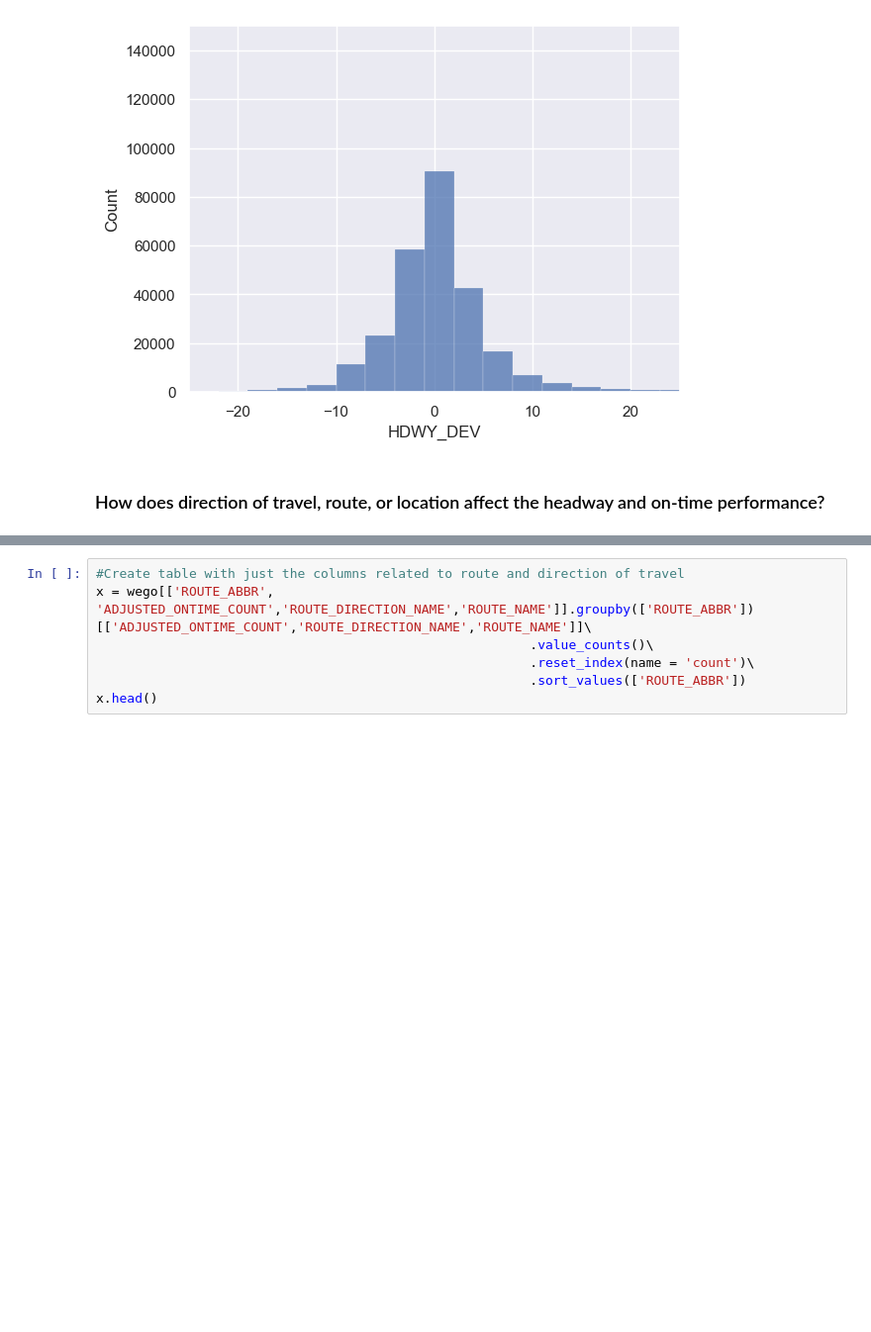
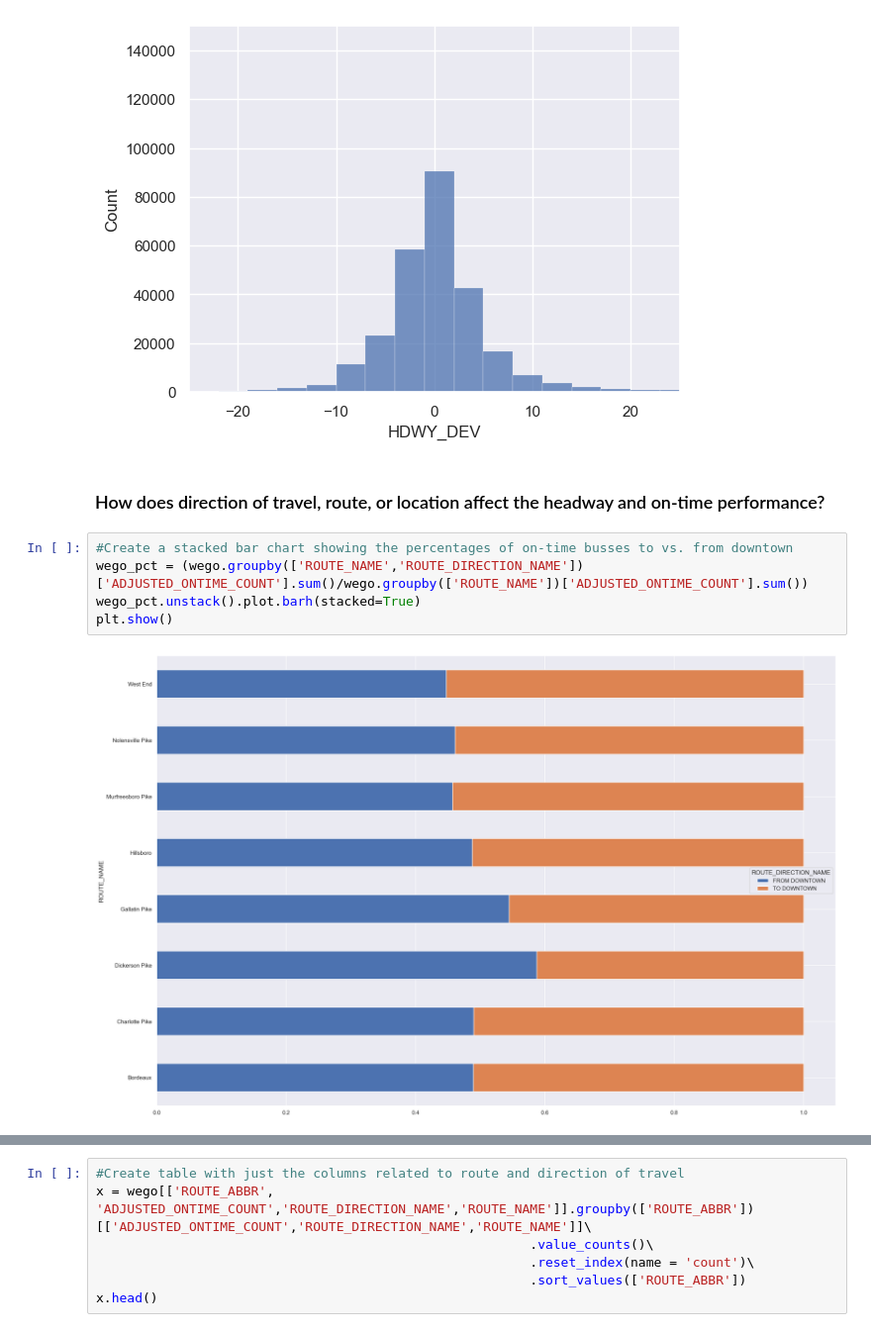
Before and after one commit to NSS-Data-Analytics-Cohort-11/wego-new-california-republic, a Jupyter notebook: notebooks/WeGo Data Introduction.ipynb, the cells around one changed output, grey strips where cells are left out. Shown at 99% size. Saved outputs shown, nothing was run; the diff lists cells and outputs as text; blank space fills up the shorter version.

Commit message:
stacked bar chart fixed, started on q3
stacked bar chart fixed, started on q3

```diff
--- a/notebooks/WeGo Data Introduction.ipynb
+++ b/notebooks/WeGo Data Introduction.ipynb
@@ -324,3 +350,10 @@ plt.show()
 [figure]
 # %% [markdown]
 ### How does direction of travel, route, or location affect the headway and on-time performance?
+# %%
+#Create a stacked bar chart showing the percentages of on-time busses to vs. from downtown
+wego_pct = (wego.groupby(['ROUTE_NAME','ROUTE_DIRECTION_NAME'])['ADJUSTED_ONTIME_COUNT'].sum()/wego.groupby(['ROUTE_NAME'])['ADJUSTED_ONTIME_COUNT'].sum())
+wego_pct.unstack().plot.barh(stacked=True)
+plt.show()
+# %% [output]
+[figure, added]
```
Also changed, not shown: parts of 19 cells of this notebook.
